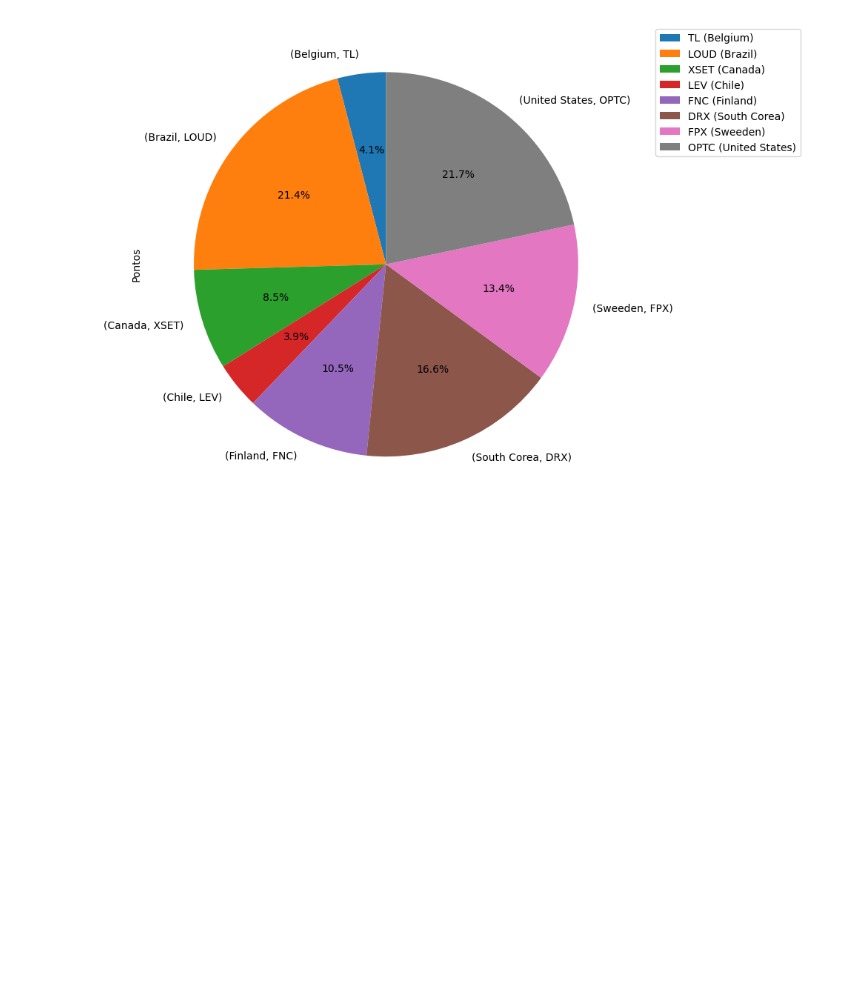
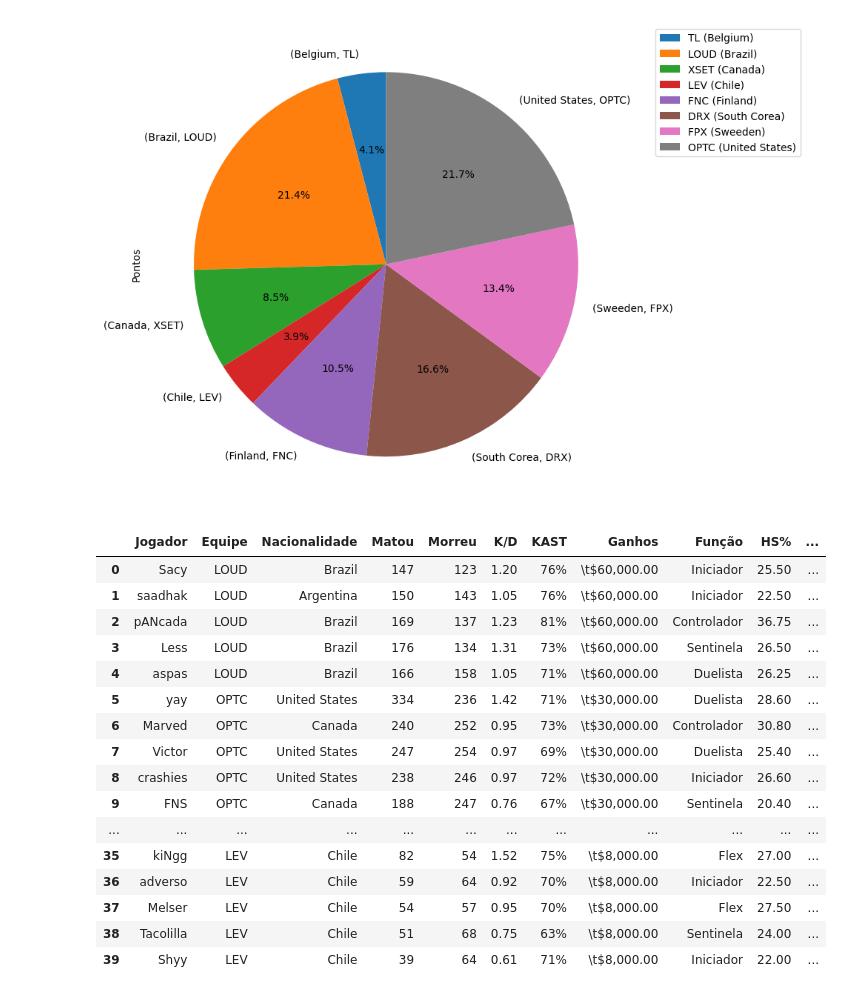
Before and after one commit to rickparra/Estatisticas-VCT, a Jupyter notebook: Estatisticas_VCT_2022.ipynb, the cells around one changed output. Cells and saved outputs as stored; diff of their text form; code cells hidden in the pictures; blank space fills up the shorter version.

```diff
--- a/Estatisticas_VCT_2022.ipynb
+++ b/Estatisticas_VCT_2022.ipynb
@@ -145,0 +148,20 @@ plt.legend(legend_labels, bbox_to_anchor=(1.05, 1), loc='upper left')
+# %%
+df
+# %% [output]
+|  | Jogador | Equipe | Nacionalidade | Matou | Morreu | K/D | KAST | Ganhos | Função | HS% | ... |
+| 0 | Sacy | LOUD | Brazil | 147 | 123 | 1.20 | 76% | \t$60,000.00 | Iniciador | 25.50 | ... |
+| 1 | saadhak | LOUD | Argentina | 150 | 143 | 1.05 | 76% | \t$60,000.00 | Iniciador | 22.50 | ... |
+| 2 | pANcada | LOUD | Brazil | 169 | 137 | 1.23 | 81% | \t$60,000.00 | Controlador | 36.75 | ... |
+| 3 | Less | LOUD | Brazil | 176 | 134 | 1.31 | 73% | \t$60,000.00 | Sentinela | 26.50 | ... |
+| 4 | aspas | LOUD | Brazil | 166 | 158 | 1.05 | 71% | \t$60,000.00 | Duelista | 26.25 | ... |
+| 5 | yay | OPTC | United States | 334 | 236 | 1.42 | 71% | \t$30,000.00 | Duelista | 28.60 | ... |
+| 6 | Marved | OPTC | Canada | 240 | 252 | 0.95 | 73% | \t$30,000.00 | Controlador | 30.80 | ... |
+| 7 | Victor | OPTC | United States | 247 | 254 | 0.97 | 69% | \t$30,000.00 | Duelista | 25.40 | ... |
+| 8 | crashies | OPTC | United States | 238 | 246 | 0.97 | 72% | \t$30,000.00 | Iniciador | 26.60 | ... |
+| 9 | FNS | OPTC | Canada | 188 | 247 | 0.76 | 67% | \t$30,000.00 | Sentinela | 20.40 | ... |
+| ... | ... | ... | ... | ... | ... | ... | ... | ... | ... | ... | ... |
+| 35 | kiNgg | LEV | Chile | 82 | 54 | 1.52 | 75% | \t$8,000.00 | Flex | 27.00 | ... |
+| 36 | adverso | LEV | Chile | 59 | 64 | 0.92 | 70% | \t$8,000.00 | Iniciador | 22.50 | ... |
+| 37 | Melser | LEV | Chile | 54 | 57 | 0.95 | 70% | \t$8,000.00 | Flex | 27.50 | ... |
+| 38 | Tacolilla | LEV | Chile | 51 | 68 | 0.75 | 63% | \t$8,000.00 | Sentinela | 24.00 | ... |
+| 39 | Shyy | LEV | Chile | 39 | 64 | 0.61 | 71% | \t$8,000.00 | Iniciador | 22.00 | ... |
```
Also changed, not shown: parts of 1 cell of this notebook.
